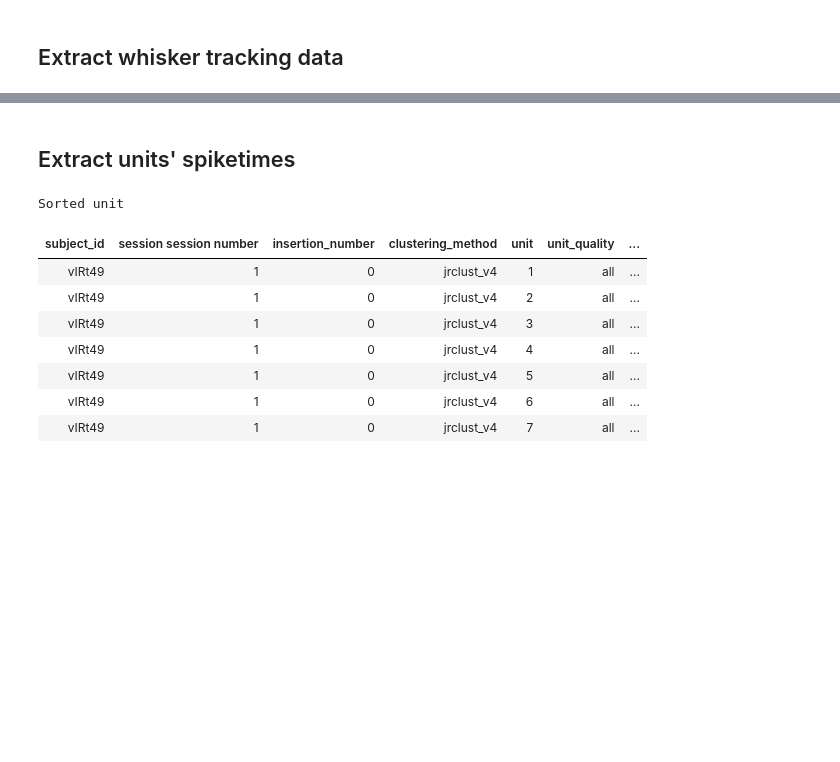
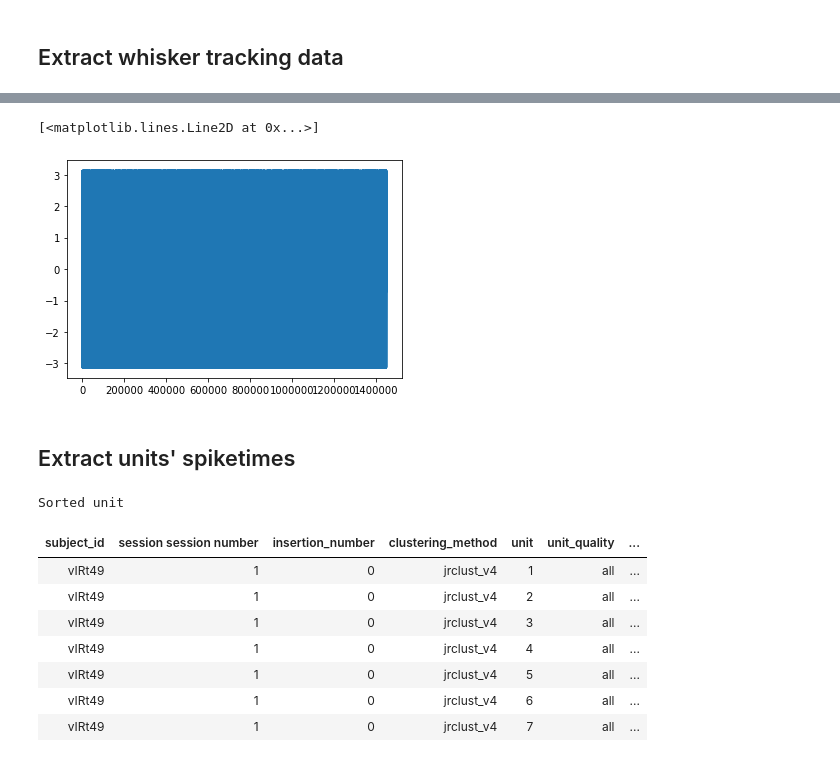
Before and after one commit to wanglab-duke/orofacial_pipeline, a Jupyter notebook: notebooks/plotting/Overview.ipynb, the cells around one changed output, grey strips where cells are left out. Saved outputs shown, nothing was run; the diff lists cells and outputs as text; code cells hidden in the pictures; blank space fills up the shorter version.

```diff
--- a/notebooks/plotting/Overview.ipynb
+++ b/notebooks/plotting/Overview.ipynb
@@ -88,3 +72,8 @@ plt.plot(whisker_angles[1])
+# %%
+plt.plot(whisker_phase[1])
+# %% [output]
+[<matplotlib.lines.Line2D at 0x...>]
+[figure, added]
 # %% [markdown]
 ## Extract units' spiketimes
 # %%
```
Also changed, not shown: parts of 11 cells of this notebook, 4 other files.
